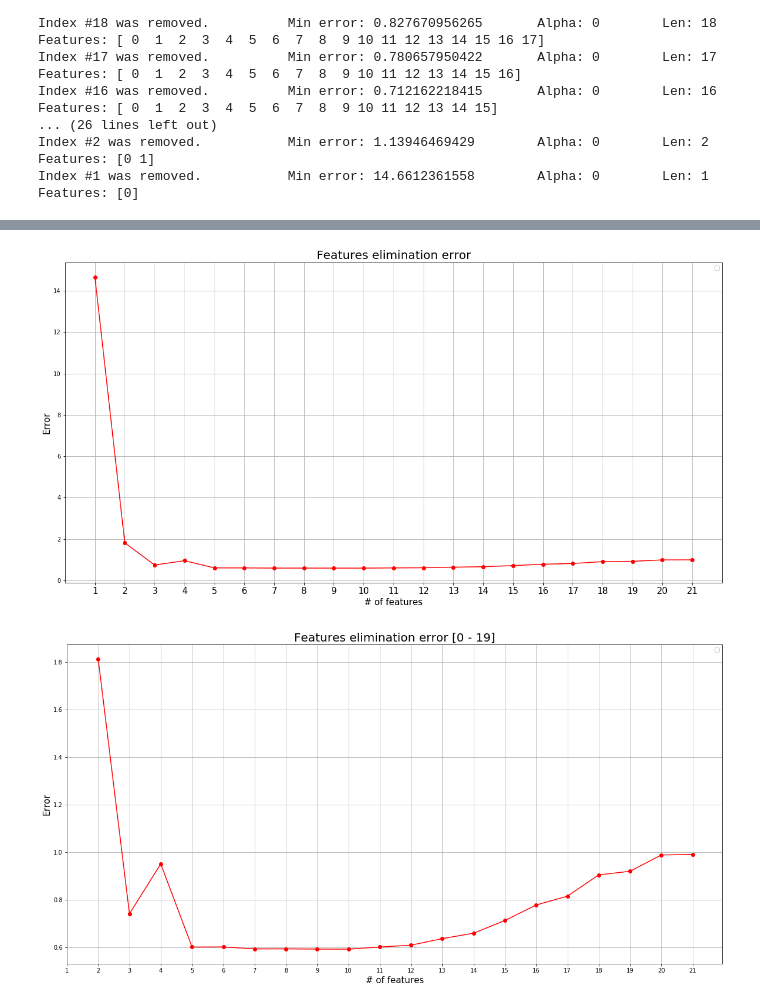
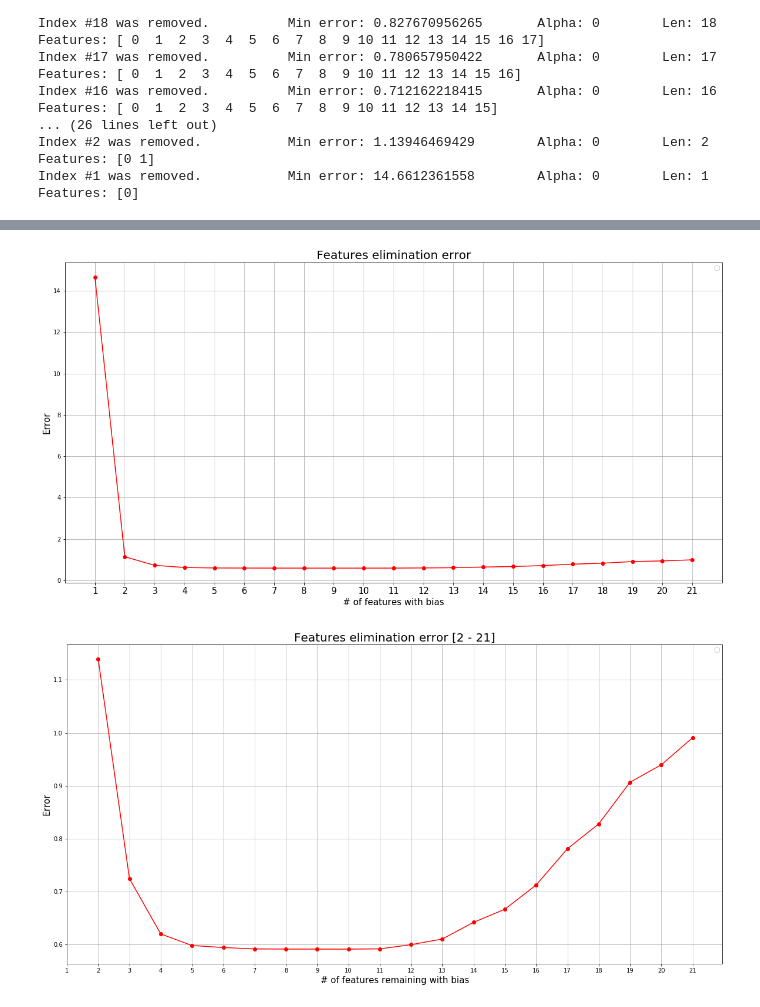
Before and after one commit to douglashsabreu/MachineLearning, a Jupyter notebook: LinearRegression/Sunspot Linear Regression.ipynb, the cells around one changed output, grey strips where cells are left out. Drawn from its saved outputs; the diff is of its cells as text; code cells hidden in the pictures.

```diff
--- a/LinearRegression/Sunspot Linear Regression.ipynb
+++ b/LinearRegression/Sunspot Linear Regression.ipynb
@@ -54,7 +54,7 @@ def k_fold(x, y, k):
 # %%
 def compute_error_k_fold(x, y, alpha):
     rmse = lambda predictions, sunspots_values_test: np.sqrt(np.sum(predictions - sunspots_values_test)**2) * 1/len(predictions)
-    error_hist, w_hist = [], []
+    error_hist = []
     folds_number = len(x)
 
     for validation_index in range(folds_number):
@@ -87,7 +87,6 @@ def compute_error_k_fold(x, y, alpha):
 
         error = rmse(predictions, y_validation)
         error_hist.append(error)
-        w_hist.append(w)
 
     return np.mean(error_hist)
 # %%
@@ -262,7 +262,7 @@ while number_total_features > 1:
     indexes_remaining = np.delete(indexes_remaining, index_to_remove + 1)
     print('Index #{} was removed.\t\tMin error: {}\tAlpha: {}\tLen: {}'.format(index_to_remove + 1, min_error_for_all_features[index_to_remove] , alpha_min_error_for_all_features[index_to_remove], number_total_features))
     print('Features: {}'.format(indexes_remaining))
-    error_history.append(min_error_for_all_features[index_to_remove-1])
+    error_history.append(min_error_for_all_features[index_to_remove])
 # %% [output]
 Error with all features: 0.990663528474
 ===========================================================================
@@ -286,24 +298,24 @@ index = np.arange(21,0,-1)
 plt.figure(figsize=(20,10))
 plt.grid(True)
 plt.plot(index, error_history, marker='o', color='r')
-plt.xlabel('# of features', fontsize=15)
+plt.xlabel('# of features with bias', fontsize=15)
 plt.ylabel('Error', fontsize=15)
 plt.title('Features elimination error', fontsize=20)
 plt.xticks(index, index, fontsize=15)
 plt.legend()
 plt.show()
 # %% [output]
-[figure, old version]
+[figure, new version]
 # %%
 index = np.arange(21,0,-1)
 plt.figure(figsize=(20,10))
 plt.grid(True)
 plt.plot(index[:-1], error_history[:-1], marker='o', color='r')
-plt.xlabel('# of features', fontsize=15)
+plt.xlabel('# of features remaining with bias', fontsize=15)
 plt.ylabel('Error', fontsize=15)
-plt.title('Features elimination error [0 - 19]', fontsize=20)
+plt.title('Features elimination error [2 - 21]', fontsize=20)
 plt.xticks(index, index)
 plt.legend()
 plt.show()
 # %% [output]
-[figure, old version]
+[figure, new version]
```
Also changed, not shown: parts of 3 cells of this notebook.
